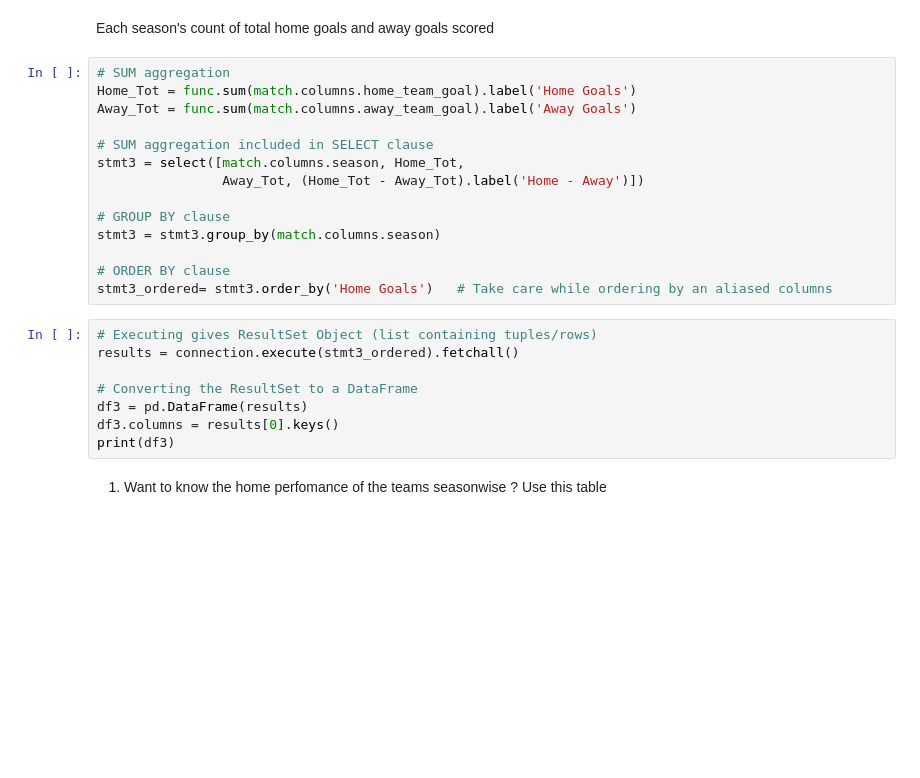
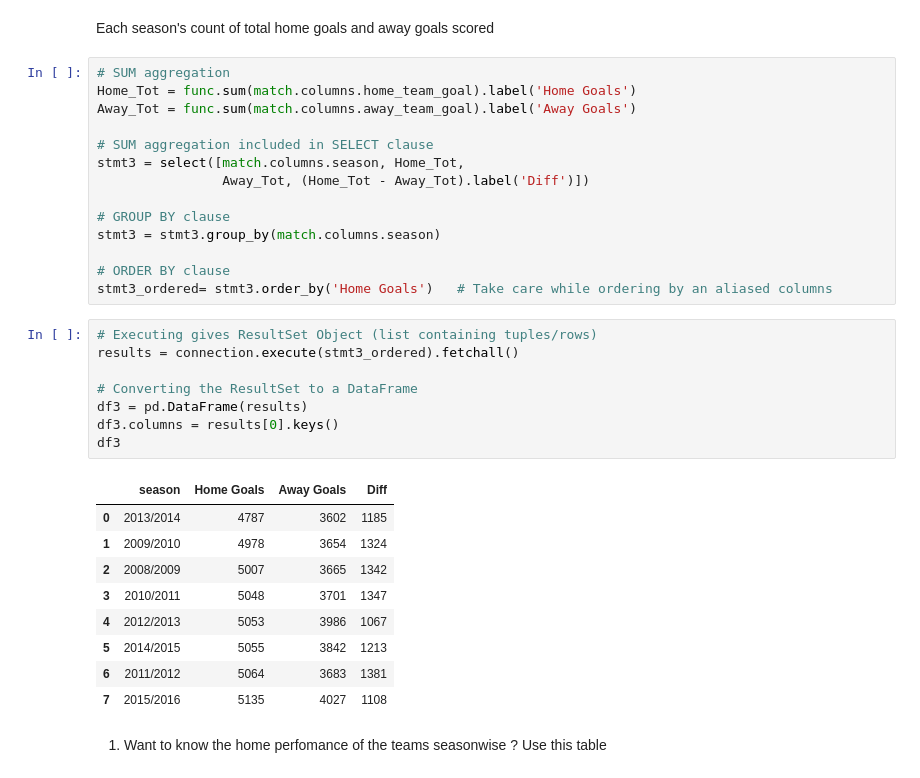
Before and after one commit to Rohanpk23/European-Soccer-Database, a Jupyter notebook: European_Soccer_Database_(SQLALCHEMY_ORM_based).ipynb, the cells around one changed output. Saved outputs shown, nothing was run; the diff lists cells and outputs as text; blank space fills up the shorter version.

```diff
--- a/European_Soccer_Database_(SQLALCHEMY_ORM_based).ipynb
+++ b/European_Soccer_Database_(SQLALCHEMY_ORM_based).ipynb
@@ -83,7 +95,7 @@ Away_Tot = func.sum(match.columns.away_team_goal).label('Away Goals')
 
 # SUM aggregation included in SELECT clause
 stmt3 = select([match.columns.season, Home_Tot,
-                Away_Tot, (Home_Tot - Away_Tot).label('Home - Away')])
+                Away_Tot, (Home_Tot - Away_Tot).label('Diff')])
 
 # GROUP BY clause
 stmt3 = stmt3.group_by(match.columns.season)
@@ -93,11 +105,21 @@ stmt3_ordered= stmt3.order_by('Home Goals')   # Take care while ordering by an a
 # %%
 # Executing gives ResultSet Object (list containing tuples/rows)
 results = connection.execute(stmt3_ordered).fetchall()
 
 # Converting the ResultSet to a DataFrame
 df3 = pd.DataFrame(results)
 df3.columns = results[0].keys()
-print(df3)
+df3
+# %% [output]
+|  | season | Home Goals | Away Goals | Diff |
+| 0 | 2013/2014 | 4787 | 3602 | 1185 |
+| 1 | 2009/2010 | 4978 | 3654 | 1324 |
+| 2 | 2008/2009 | 5007 | 3665 | 1342 |
+| 3 | 2010/2011 | 5048 | 3701 | 1347 |
+| 4 | 2012/2013 | 5053 | 3986 | 1067 |
+| 5 | 2014/2015 | 5055 | 3842 | 1213 |
+| 6 | 2011/2012 | 5064 | 3683 | 1381 |
+| 7 | 2015/2016 | 5135 | 4027 | 1108 |
 # %% [markdown]
 1. Want to know the home perfomance of the teams seasonwise ? Use this table
 # %% [markdown]
```
Also changed, not shown: parts of 5 cells of this notebook.
